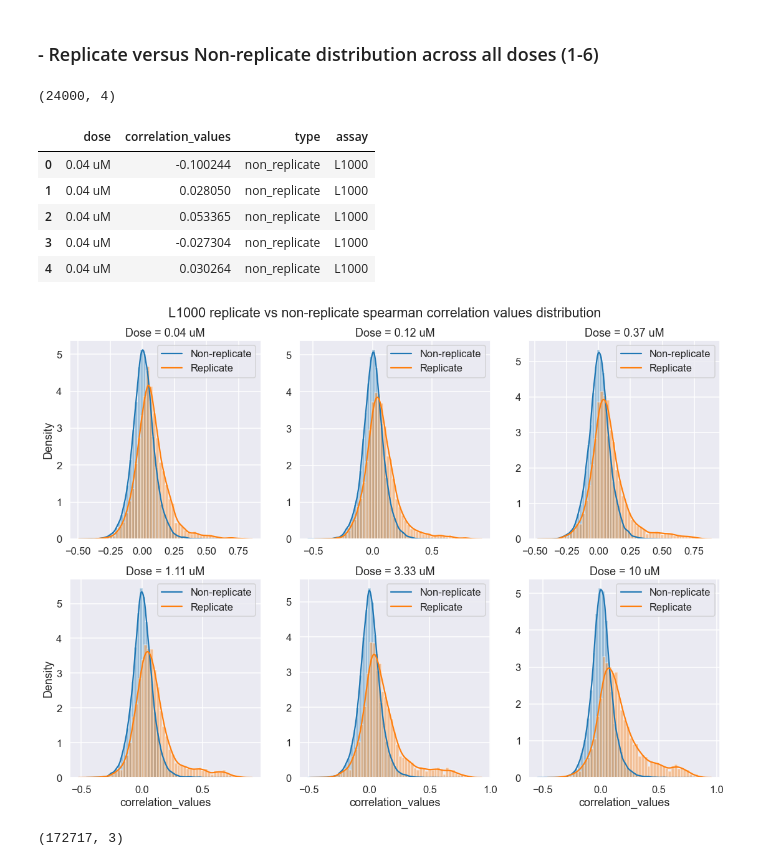
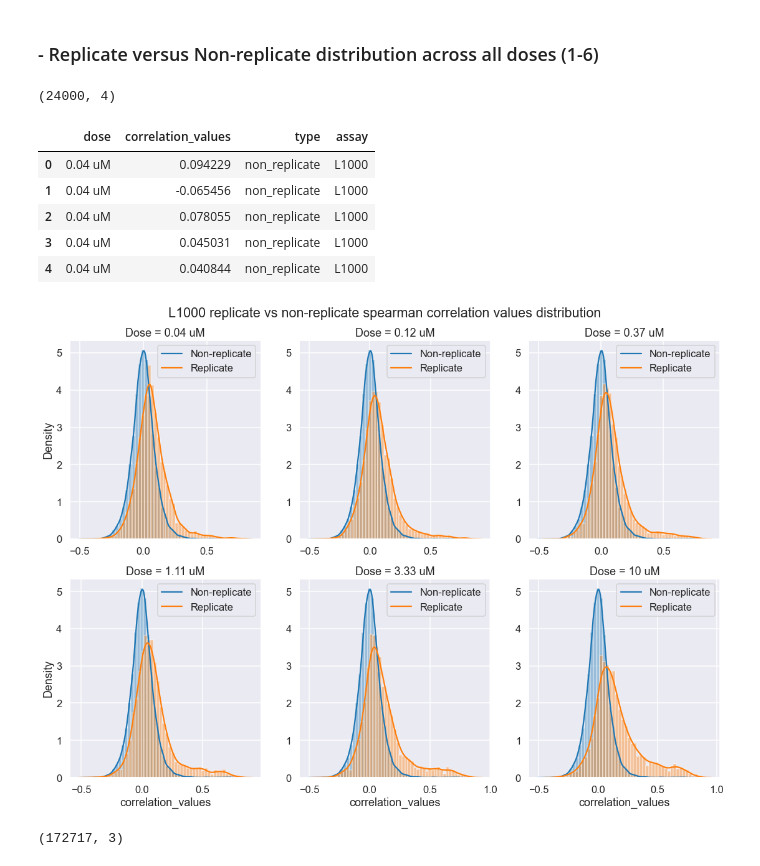
Before and after one commit to broadinstitute/lincs-profiling-complementarity, a Jupyter notebook: 1.Data-exploration/Profiles_level4/L1000/4.L10000_visualization.ipynb, the cells around one changed output. Cells and saved outputs as stored; diff of their text form; code cells hidden in the pictures.

Commit message:
add notebook to calculate dose independent scores in L1000

```diff
--- a/1.Data-exploration/Profiles_level4/L1000/4.L10000_visualization.ipynb
+++ b/1.Data-exploration/Profiles_level4/L1000/4.L10000_visualization.ipynb
@@ -33,7 +33,9 @@ dose_recode_info = {
 results_dir = pathlib.Path("../results")
 # %%
 L1000_level4_path = 'L1000_lvl4_cpd_replicate_datasets'
+
 l1000_file_indicator = ""
+null_distrib_file_indicator = "_dose_independent"
 # %%
 df_cpd_median_scrs = pd.read_csv(os.path.join(L1000_level4_path, f'cpd_replicate_median_scores{l1000_file_indicator}.csv'))
 df_null_p_vals = pd.read_csv(os.path.join(L1000_level4_path, f'cpd_replicate_p_values{l1000_file_indicator}.csv'))
@@ -55,10 +57,10 @@ df_cpd_median_scrs = df_cpd_median_scrs.loc[df_cpd_median_scrs.cpd.isin(common_c
 df_level4 = pd.read_csv(os.path.join(L1000_level4_path, f'L1000_level4{l1000_file_indicator.strip("_")}_cpd_replicates.csv.gz'),
                         compression='gzip',low_memory = False)
 
-with open(os.path.join(L1000_level4_path, f'null_distribution{l1000_file_indicator}.pickle'), 'rb') as handle:
+with open(os.path.join(L1000_level4_path, f'null_distribution{null_distrib_file_indicator}.pickle'), 'rb') as handle:
     null_distribution_replicates = pickle.load(handle)
 
-with open(os.path.join(L1000_level4_path, f'null_dist_medians_per_dose{l1000_file_indicator.lower()}.pickle'), 'rb') as handle:
+with open(os.path.join(L1000_level4_path, f'null_dist_medians_per_dose{null_distrib_file_indicator.lower()}.pickle'), 'rb') as handle:
     null_dist_med_L1000 = pickle.load(handle)
 # %%
 df_all_scores = pd.read_csv(os.path.join(L1000_level4_path, f'L1000_all_scores{l1000_file_indicator}.csv'))
@@ -212,10 +214,10 @@ def get_random_replicate_score(random_rep_list, df):
         rep_corr_list += list(reps_corr[np.triu_indices(len(reps_corr), k = 1)])
     return rep_corr_list
 # %%
-def get_rand_replicate_corr(df_lvl4, null_dist):
+def get_rand_replicate_corr(df_lvl4, null_dist, dose=True):
     """
-    This function gets spearman correlation values between
-    randomly selected replicates across all doses (1-6).
+    This function gets spearman correlation values
+    between randomly selected replicates across all doses (1-6)
 
     Returns a dictionary, with the dose number as the keys and
     all the correlation scores between randomly selected replicates
@@ -223,11 +225,20 @@ def get_rand_replicate_corr(df_lvl4, null_dist):
     """
     dose_list = list(set(df_lvl4['dose'].unique().tolist()))[1:7]
     random_replicates = {}
-    for dose in dose_list:
-        rep_list = []
-        df_dose = df_lvl4[df_lvl4['dose'] == dose].copy()
-        for key in null_dist:
-            rand_rep_list = null_dist[key][dose-1]
-            rep_list += get_random_replicate_score(rand_rep_list, df_dose)
-        random_replicates[dose] = rep_list
+
+    if dose:
+        for dose in dose_list:
+            rep_list = []
+            df_dose = df_lvl4[df_lvl4['dose'] == dose].copy()
+            for key in null_dist:
+                rand_rep_list = null_dist[key][dose-1]
+                rep_list += get_random_replicate_score(rand_rep_list, df_dose)
+            random_replicates[dose] = rep_list
+    else:
+        for dose in dose_list:
+            rep_list = []
+            for key in null_dist:
+                rand_rep_list = null_dist[key]
+                rep_list += get_random_replicate_score(rand_rep_list, df_lvl4)
+            random_replicates[dose] = rep_list
     return random_replicates
@@ -236,3 +245,10 @@ random_replicates = get_rand_replicate_corr(df_level4, null_distribution_replica
+# %%
+if null_distrib_file_indicator == "_dose_independent":
+    use_dose = False
+else:
+    use_dose = True
+
+random_replicates = get_rand_replicate_corr(df_level4, null_distribution_replicates, use_dose)
 # %%
 def transform_dataframe(rep, rep_name):
     """
@@ -250,7 +266,7 @@ df_rand_rep = transform_dataframe(random_replicates, 'non replicate')
 null_percent_replicating_score_df = transform_dataframe(null_dist_med_L1000, "non_replicate").assign(assay="L1000")
 null_percent_replicating_score_df.dose = null_percent_replicating_score_df.dose.replace(dose_recode_info)
 
-output_file = pathlib.Path(f"{results_dir}/l1000_percent_replicating_data_null_distribution{l1000_file_indicator}.tsv.gz")
+output_file = pathlib.Path(f"{results_dir}/l1000_percent_replicating_data_null_distribution{null_distrib_file_indicator}.tsv.gz")
 null_percent_replicating_score_df.to_csv(output_file, sep="\t", index=False)
 
 print(null_percent_replicating_score_df.shape)
@@ -258,11 +274,11 @@ null_percent_replicating_score_df.head()
 # %% [output]
 (24000, 4)
 |  | dose | correlation_values | type | assay |
-| 0 | 0.04 uM | -0.100244 | non_replicate | L1000 |
-| 1 | 0.04 uM | 0.028050 | non_replicate | L1000 |
-| 2 | 0.04 uM | 0.053365 | non_replicate | L1000 |
-| 3 | 0.04 uM | -0.027304 | non_replicate | L1000 |
-| 4 | 0.04 uM | 0.030264 | non_replicate | L1000 |
+| 0 | 0.04 uM | 0.094229 | non_replicate | L1000 |
+| 1 | 0.04 uM | -0.065456 | non_replicate | L1000 |
+| 2 | 0.04 uM | 0.078055 | non_replicate | L1000 |
+| 3 | 0.04 uM | 0.045031 | non_replicate | L1000 |
+| 4 | 0.04 uM | 0.040844 | non_replicate | L1000 |
 # %%
 def plot_replicate_vs_non_replicate(df_true, df_rand, title, path, file_name):
     """Plot replicate vs non-replicate correlation values distribution across all doses"""
@@ -291,9 +307,9 @@ def plot_replicate_vs_non_replicate(df_true, df_rand, title, path, file_name):
 # %%
 plot_replicate_vs_non_replicate(df_true_rep, df_rand_rep,
                                 "L1000 replicate vs non-replicate spearman correlation values distribution",
-                                'L1000_figures', f'replicate_non_replicate_dist{l1000_file_indicator}.png')
+                                'L1000_figures', f'replicate_non_replicate_dist{null_distrib_file_indicator}.png')
 # %% [output]
-[figure, old version]
+[figure, new version]
 # %%
 full_cor_df = pd.concat([df_true_rep, df_rand_rep], axis="rows").reset_index(drop=True).dropna()
 
```
Also changed, not shown: parts of 11 cells of this notebook, 3 other files.
